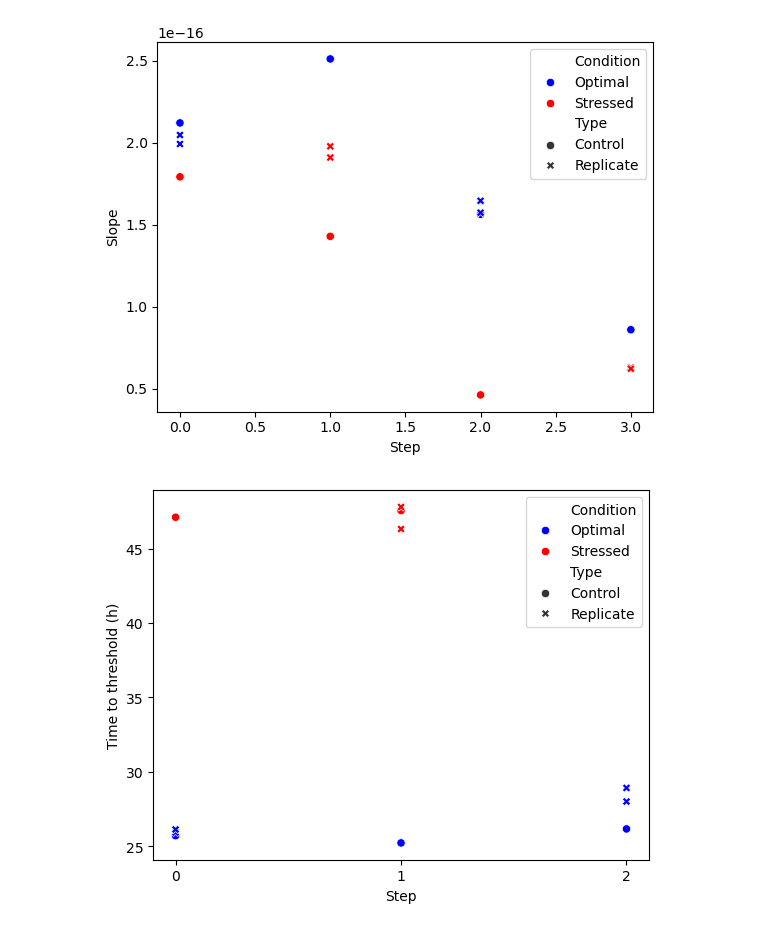
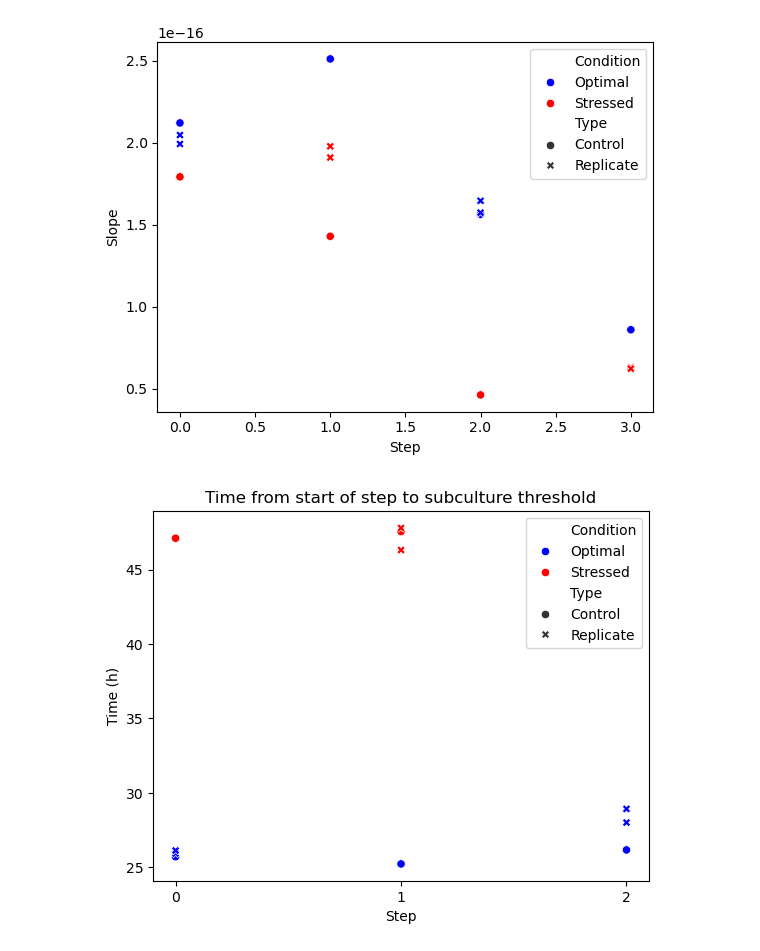
Before and after one commit to JacksonPageroth/pio-bacterial-memory, a Jupyter notebook: pio_subculture.ipynb, the cells around one changed output. Drawn from its saved outputs; the diff is of its cells as text; code cells hidden in the pictures.

```diff
--- a/pio_subculture.ipynb
+++ b/pio_subculture.ipynb
@@ -152,39 +152,39 @@ plt.show()
 [figure]
 # %%
 
-plot_df = {"Type": [], "Time to threshold (h)": [], "Condition": [], "Step":[]}
+plot_df = {"Type": [], "Time (h)": [], "Condition": [], "Step":[]}
 for pioreactor in pioreactors:
     pio_df = df.filter(pl.col("pioreactor_unit").eq(pioreactor))
 
     for step in pio_df.get_column("Step").unique():
         step_df = pio_df.filter(pl.col("Step").eq(step)).sort("timestamp_localtime", descending=False)
 
         try:
             thresh_time = step_df.filter(pl.col("od_reading") >= threshold_od).get_column("timestamp_localtime")[0]
             start_time = step_df.get_column("timestamp_localtime")[0]
-            time_between_to_threshold = (thresh_time - start_time).total_seconds() / 3600
+            time_to_threshold = (thresh_time - start_time).total_seconds() / 3600
         except:
             continue
 
-        plot_df["Time to threshold (h)"].append(time_between_to_threshold)
+        plot_df["Time (h)"].append(time_to_threshold)
         plot_df["Step"].append(step)
 
         if "35" in pioreactor:
             plot_df["Type"].append("Control")
             plot_df["Condition"].append("Optimal")
         elif "55" in pioreactor:
             plot_df["Type"].append("Control")
             plot_df["Condition"].append("Stressed")
         elif "Replicate" in pioreactor:
             plot_df["Type"].append("Replicate")
             plot_df["Condition"].append("Optimal" if step % 2 == 0 else "Stressed")
 
 # Plotting each pioreactor in a separate subplot
 num_pioreactors = len(pioreactors)
 plot_df = pl.from_dict(plot_df).to_pandas()
-sns.scatterplot(plot_df, style="Type", x="Step", y="Time to threshold (h)", hue="Condition", hue_order=["Optimal", "Stressed"], palette=["blue", "red"])
+sns.scatterplot(plot_df, style="Type", x="Step", y="Time (h)", hue="Condition", hue_order=["Optimal", "Stressed"], palette=["blue", "red"])
 plt.xticks(ticks=range(int(plot_df["Step"].min()), int(plot_df["Step"].max()) + 1))
-
+plt.title("Time from start of step to subculture threshold")
 plt.show()
 # %% [output]
-[figure, old version]
+[figure, new version]
```
Also changed, not shown: parts of 1 cell of this notebook, 1 other file.
